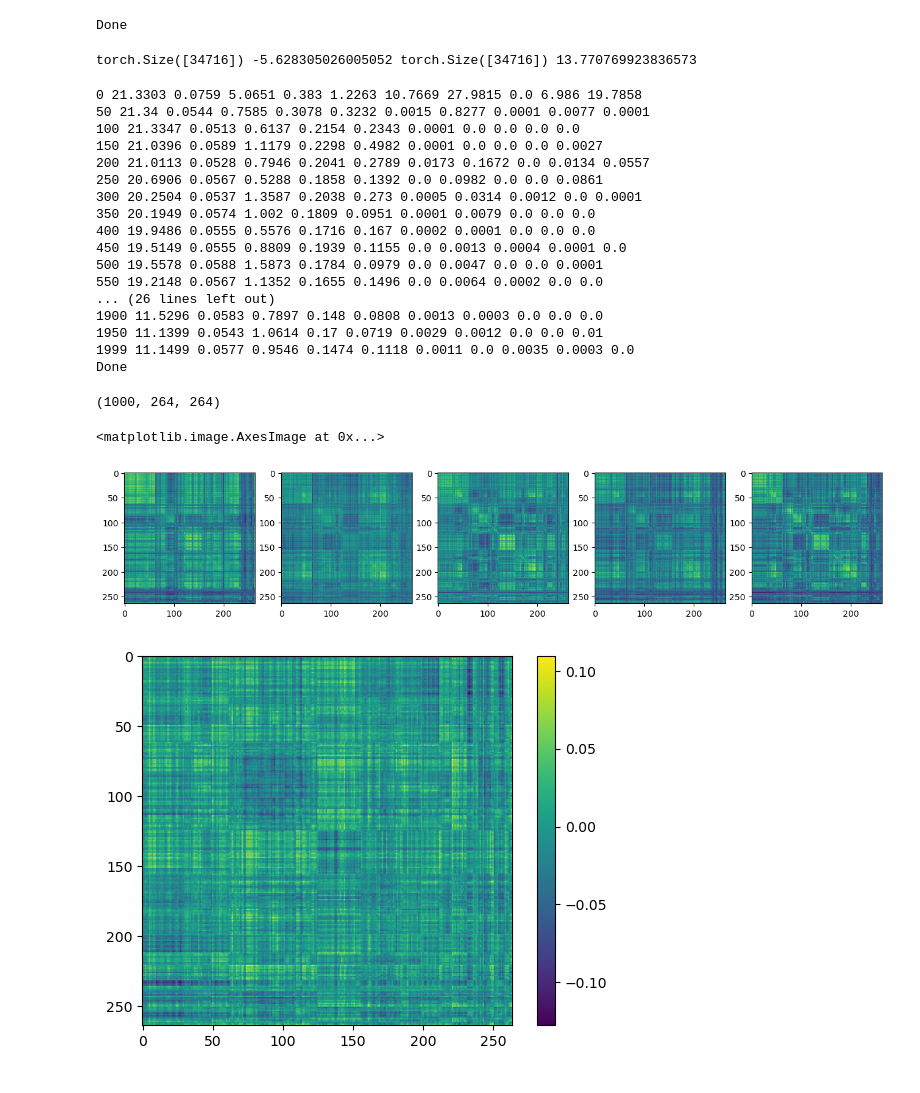
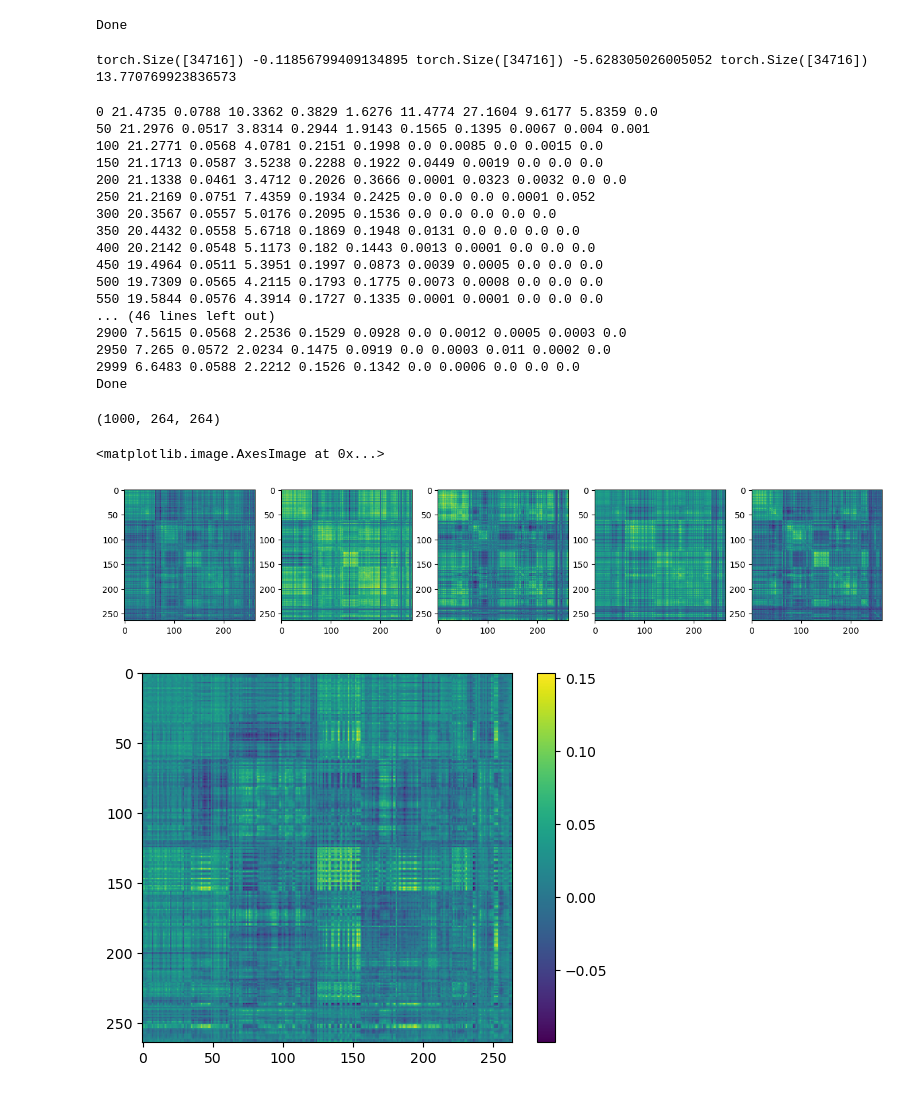
Before and after one commit to aorliche/PNC, a Jupyter notebook: ContrastiveLearningTwo/ContrastiveLearningTwo4VAE.ipynb, the cells around one changed output. Cells and saved outputs as stored; diff of their text form; code cells hidden in the pictures.

```diff
--- a/ContrastiveLearningTwo/ContrastiveLearningTwo4VAE.ipynb
+++ b/ContrastiveLearningTwo/ContrastiveLearningTwo4VAE.ipynb
@@ -113,6 +113,10 @@ print('Done')
 # %% [output]
 Done
 # %%
+import torch
+
+# age_w = torch.from_numpy(mygen3['age_w']).float().cuda()
+# age_i = mygen3['age_i']
 sex_w = torch.from_numpy(mygen3['sex_w']).float().cuda()
 sex_i = mygen3['sex_i']
 race_w = torch.from_numpy(mygen3['race_w']).float().cuda()
@@ -123,16 +127,10 @@ nback_w = torch.from_numpy(mygen3['nback_w']).float().cuda()
 nback_i = mygen3['nback_i']
 emoid_w = torch.from_numpy(mygen3['emoid_w']).float().cuda()
 emoid_i = mygen3['emoid_i']
-# mygen['rest_w'] = rest_w.detach().cpu().numpy()
-# mygen['rest_i'] = rest_i
-# mygen['nback_w'] = nback_w.detach().cpu().numpy()
-# mygen['nback_i'] = nback_i
-# mygen['emoid_w'] = emoid_w.detach().cpu().numpy()
-# mygen['emoid_i'] = emoid_i
 
-print(sex_w.shape, sex_i, race_w.shape, race_i)
+print(age_w.shape, age_i, sex_w.shape, sex_i, race_w.shape, race_i)
 # %% [output]
-torch.Size([34716]) -5.628305026005052 torch.Size([34716]) 13.770769923836573
+torch.Size([34716]) -0.11856799409134895 torch.Size([34716]) -5.628305026005052 torch.Size([34716]) 13.770769923836573
 # %%
 import torch
 import torch.nn as nn
@@ -182,15 +180,18 @@ def latent_loss(z):
     lossmu = rmse(mu, tgt2)
     return lossC, lossmu, C, mu
 
-def decor_loss(z, sex, race):
+def decor_loss(z, age, sex, race):
+    age = age - torch.mean(age)
     sex = sex - torch.mean(sex)
     race = race - torch.mean(race)
+    agep = torch.einsum('n,nz->z', age, z)
     sexp = torch.einsum('n,nz->z', sex, z)
     racep = torch.einsum('n,nz->z', race, z)
     tgt = torch.zeros(z.shape[-1]).float().cuda()
+    loss_age = rmse(agep, tgt)
     loss_sex = rmse(sexp, tgt)
     loss_race = rmse(racep, tgt)
-    return loss_sex + loss_race
+    return loss_age + loss_sex + loss_race
 
 def rmse(a, b, mean=torch.mean):
     return mean((a-b)**2)**0.5
@@ -208,7 +209,7 @@ age_t = torch.from_numpy(age).float().cuda()
 sex_t = torch.from_numpy(sex).float().cuda()
 race_t = torch.from_numpy(race).float().cuda()
 
-nepochs = 2000
+nepochs = 3000
 pperiod = 50
 
 ce = nn.CrossEntropyLoss()
@@ -230,7 +231,7 @@ for e in range(nepochs):
     y = vae.dec(z, age_t, sex_t, race_t, task*(tidx == 0), task*(tidx == 1), task*(tidx == 2))
     y = vae.vectorize(y)
     lossC, lossmu, _, _ = latent_loss(z)
-    lossDecor = decor_loss(z, sex_t, race_t)
+    lossDecor = decor_loss(z, age_t, sex_t, race_t)
     lossrec = rmse(x, y)
     # Generate
     tidx = random.randint(0,2)
@@ -261,58 +262,58 @@ for e in range(nepochs):
 
 print('Done')
 # %% [output]
-0 21.3303 0.0759 5.0651 0.383 1.2263 10.7669 27.9815 0.0 6.986 19.7858
-50 21.34 0.0544 0.7585 0.3078 0.3232 0.0015 0.8277 0.0001 0.0077 0.0001
-100 21.3347 0.0513 0.6137 0.2154 0.2343 0.0001 0.0 0.0 0.0 0.0
-150 21.0396 0.0589 1.1179 0.2298 0.4982 0.0001 0.0 0.0 0.0 0.0027
-200 21.0113 0.0528 0.7946 0.2041 0.2789 0.0173 0.1672 0.0 0.0134 0.0557
-250 20.6906 0.0567 0.5288 0.1858 0.1392 0.0 0.0982 0.0 0.0 0.0861
-300 20.2504 0.0537 1.3587 0.2038 0.273 0.0005 0.0314 0.0012 0.0 0.0001
-350 20.1949 0.0574 1.002 0.1809 0.0951 0.0001 0.0079 0.0 0.0 0.0
-400 19.9486 0.0555 0.5576 0.1716 0.167 0.0002 0.0001 0.0 0.0 0.0
-450 19.5149 0.0555 0.8809 0.1939 0.1155 0.0 0.0013 0.0004 0.0001 0.0
-500 19.5578 0.0588 1.5873 0.1784 0.0979 0.0 0.0047 0.0 0.0 0.0001
-550 19.2148 0.0567 1.1352 0.1655 0.1496 0.0 0.0064 0.0002 0.0 0.0
-... (26 lines left out)
-1900 11.5296 0.0583 0.7897 0.148 0.0808 0.0013 0.0003 0.0 0.0 0.0
-1950 11.1399 0.0543 1.0614 0.17 0.0719 0.0029 0.0012 0.0 0.0 0.01
-1999 11.1499 0.0577 0.9546 0.1474 0.1118 0.0011 0.0 0.0035 0.0003 0.0
+0 21.4735 0.0788 10.3362 0.3829 1.6276 11.4774 27.1604 9.6177 5.8359 0.0
+50 21.2976 0.0517 3.8314 0.2944 1.9143 0.1565 0.1395 0.0067 0.004 0.001
+100 21.2771 0.0568 4.0781 0.2151 0.1998 0.0 0.0085 0.0 0.0015 0.0
+150 21.1713 0.0587 3.5238 0.2288 0.1922 0.0449 0.0019 0.0 0.0 0.0
+200 21.1338 0.0461 3.4712 0.2026 0.3666 0.0001 0.0323 0.0032 0.0 0.0
+250 21.2169 0.0751 7.4359 0.1934 0.2425 0.0 0.0 0.0 0.0001 0.052
+300 20.3567 0.0557 5.0176 0.2095 0.1536 0.0 0.0 0.0 0.0 0.0
+350 20.4432 0.0558 5.6718 0.1869 0.1948 0.0131 0.0 0.0 0.0 0.0
+400 20.2142 0.0548 5.1173 0.182 0.1443 0.0013 0.0001 0.0 0.0 0.0
+450 19.4964 0.0511 5.3951 0.1997 0.0873 0.0039 0.0005 0.0 0.0 0.0
+500 19.7309 0.0565 4.2115 0.1793 0.1775 0.0073 0.0008 0.0 0.0 0.0
+550 19.5844 0.0576 4.3914 0.1727 0.1335 0.0001 0.0001 0.0 0.0 0.0
+... (46 lines left out)
+2900 7.5615 0.0568 2.2536 0.1529 0.0928 0.0 0.0012 0.0005 0.0003 0.0
+2950 7.265 0.0572 2.0234 0.1475 0.0919 0.0 0.0003 0.011 0.0002 0.0
+2999 6.6483 0.0588 2.2212 0.1526 0.1342 0.0 0.0006 0.0 0.0 0.0
 Done
 # %%
 import matplotlib.pyplot as plt
 
 n = 1000
 
 with torch.no_grad():
-    ag = -2*torch.ones(n).float().cuda()
-    sx = 1*torch.ones(n).float().cuda()
-    rc = 1*torch.ones(n).float().cuda()
+    ag = 0*torch.ones(n).float().cuda()
+    sx = 0*torch.ones(n).float().cuda()
+    rc = 0*torch.ones(n).float().cuda()
     tidx = 0
     task = torch.ones(n).long().cuda()
     z = vae.gen(n)
     y = vae.dec(z, ag, sx, rc, task*(tidx == 0), task*(tidx == 1), task*(tidx == 2))
     y = y.detach().cpu().numpy()
     print(y.shape)
 
 fig, ax = plt.subplots(1,5,figsize=(16,4))
 ym = np.mean(y, axis=0)
 ym2 = ym
 
 ax[0].imshow(y[0])
 ax[1].imshow(y[1])
 ax[2].imshow(y[2])
 ax[3].imshow(y[3])
 ax[4].imshow(ym)
 
 # fig.show()
 # %% [output]
 (1000, 264, 264)
 <matplotlib.image.AxesImage at 0x...>
-[figure, old version]
+[figure, new version]
 # %%
 plt.imshow(ym2-ym1)
 plt.colorbar()
 plt.show()
 # %% [output]
-[figure, old version]
+[figure, new version]
 # %%
```
Also changed, not shown: parts of 2 cells of this notebook, 1 other file.
